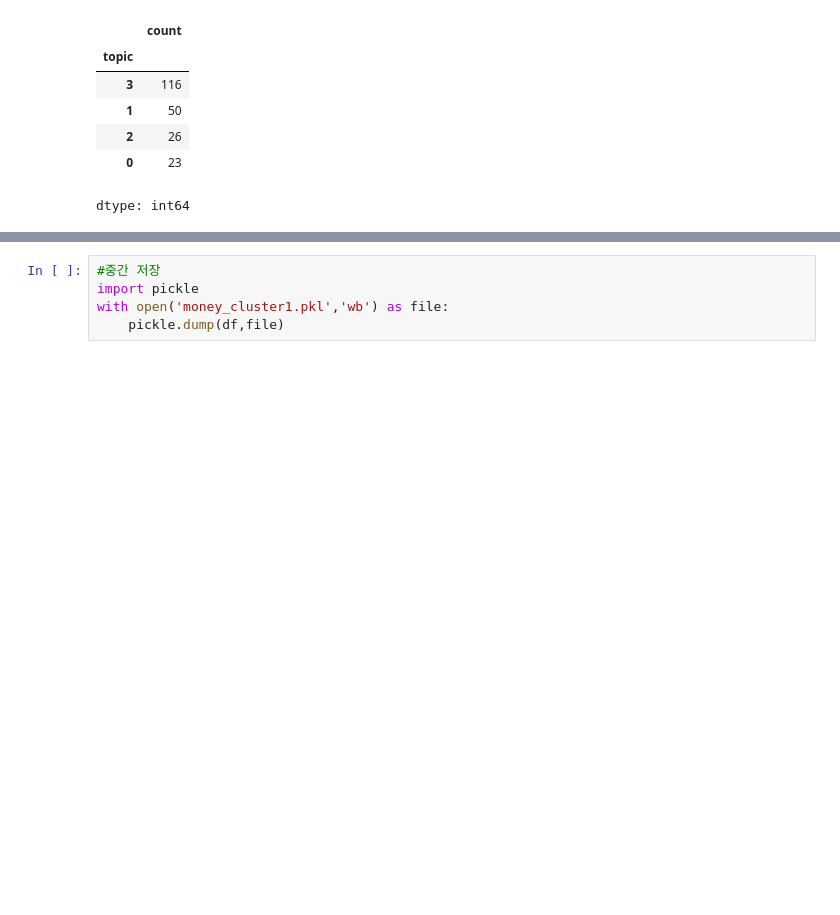
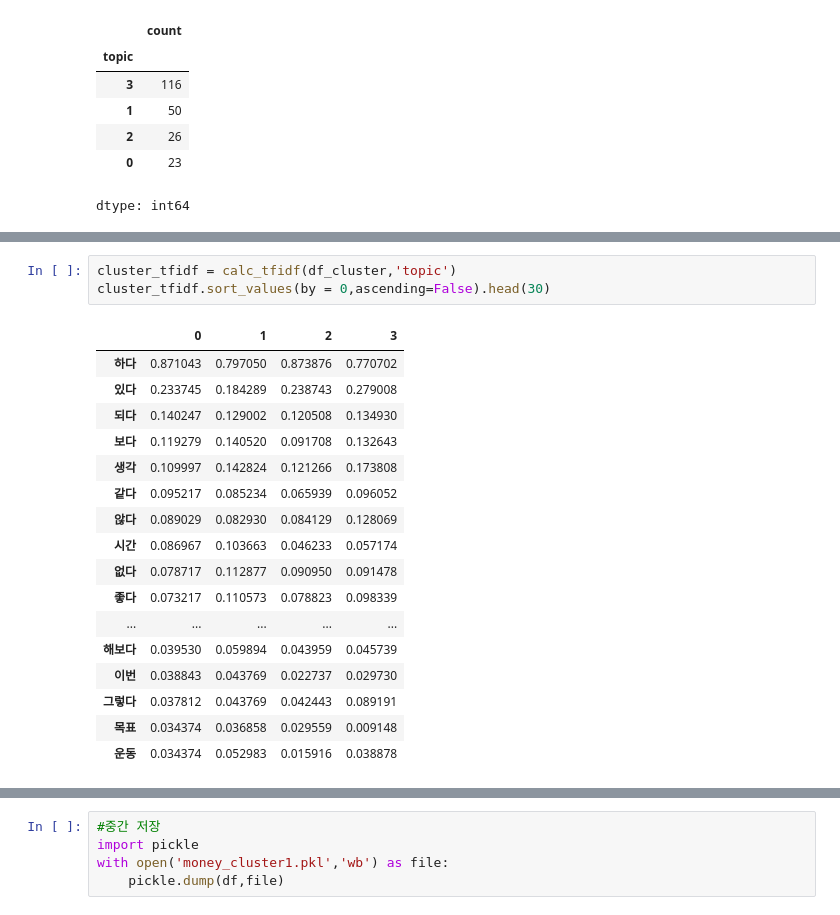
Before and after one commit to donna6355/study_python, a Jupyter notebook: mini_money/mini_money_cluster1.ipynb, the cells around one changed output, grey strips where cells are left out. Saved outputs shown, nothing was run; the diff lists cells and outputs as text; blank space fills up the shorter version.

```diff
--- a/mini_money/mini_money_cluster1.ipynb
+++ b/mini_money/mini_money_cluster1.ipynb
@@ -124,0 +205,21 @@ dtype: int64
+# %%
+cluster_tfidf = calc_tfidf(df_cluster,'topic')
+cluster_tfidf.sort_values(by = 0,ascending=False).head(30)
+# %% [output]
+|  | 0 | 1 | 2 | 3 |
+| 하다 | 0.871043 | 0.797050 | 0.873876 | 0.770702 |
+| 있다 | 0.233745 | 0.184289 | 0.238743 | 0.279008 |
+| 되다 | 0.140247 | 0.129002 | 0.120508 | 0.134930 |
+| 보다 | 0.119279 | 0.140520 | 0.091708 | 0.132643 |
+| 생각 | 0.109997 | 0.142824 | 0.121266 | 0.173808 |
+| 같다 | 0.095217 | 0.085234 | 0.065939 | 0.096052 |
+| 않다 | 0.089029 | 0.082930 | 0.084129 | 0.128069 |
+| 시간 | 0.086967 | 0.103663 | 0.046233 | 0.057174 |
+| 없다 | 0.078717 | 0.112877 | 0.090950 | 0.091478 |
+| 좋다 | 0.073217 | 0.110573 | 0.078823 | 0.098339 |
+| ... | ... | ... | ... | ... |
+| 해보다 | 0.039530 | 0.059894 | 0.043959 | 0.045739 |
+| 이번 | 0.038843 | 0.043769 | 0.022737 | 0.029730 |
+| 그렇다 | 0.037812 | 0.043769 | 0.042443 | 0.089191 |
+| 목표 | 0.034374 | 0.036858 | 0.029559 | 0.009148 |
+| 운동 | 0.034374 | 0.052983 | 0.015916 | 0.038878 |
```
Also changed, not shown: parts of 8 cells of this notebook.
